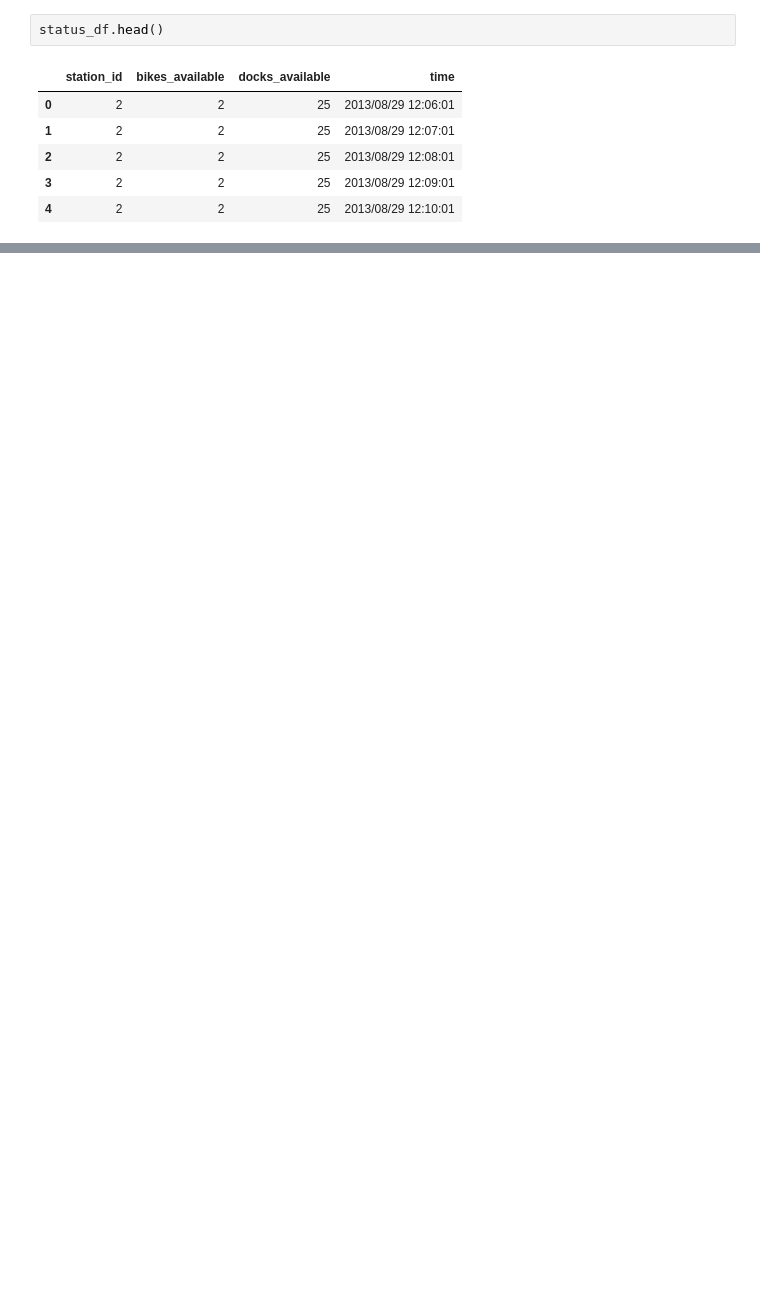
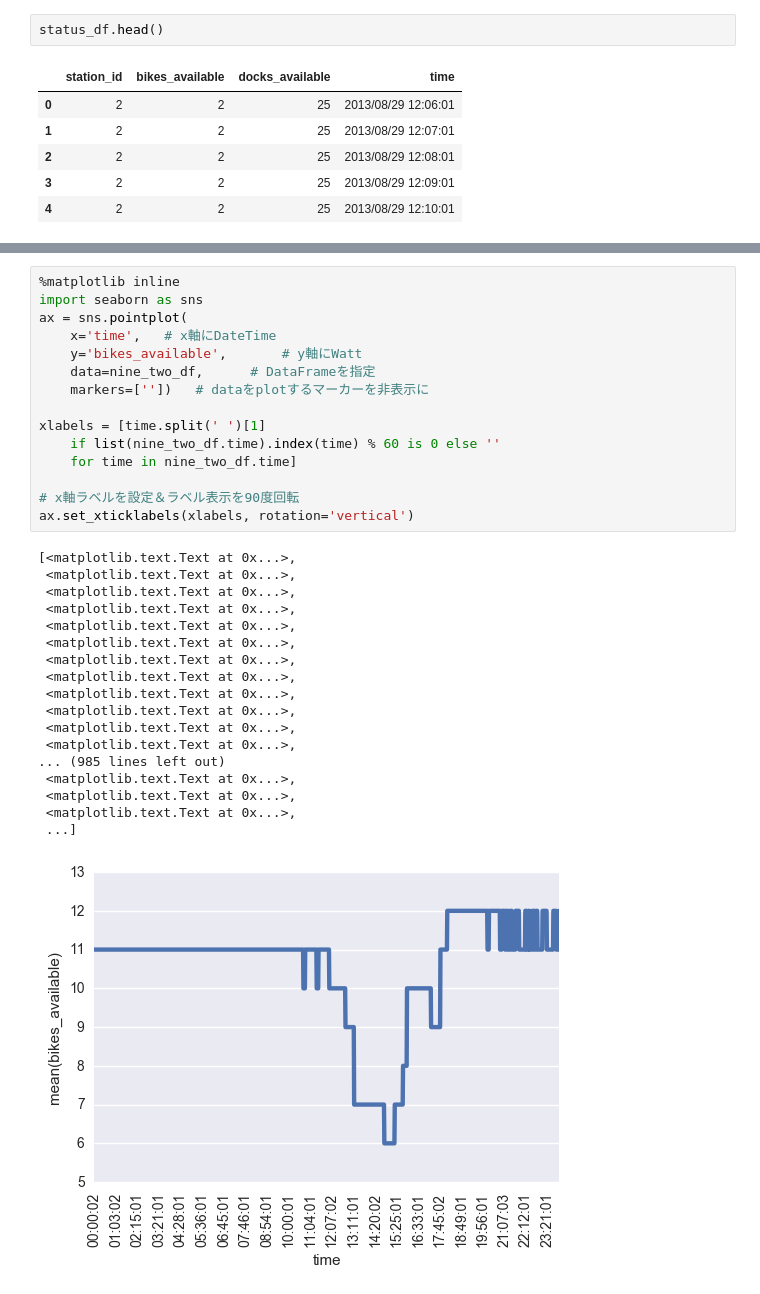
Before and after one commit to egusahiroaki/Jupyter_Sample, a Jupyter notebook: bikeshare.ipynb, the cells around one changed output, grey strips where cells are left out. Saved outputs shown, nothing was run; the diff lists cells and outputs as text; blank space fills up the shorter version.

```diff
--- a/bikeshare.ipynb
+++ b/bikeshare.ipynb
@@ -76,0 +116,34 @@ status_df.tail()
+# %%
+%matplotlib inline
+import seaborn as sns
+ax = sns.pointplot(
+    x='time',   # x軸にDateTime
+    y='bikes_available',       # y軸にWatt
+    data=nine_two_df,      # DataFrameを指定
+    markers=[''])   # dataをplotするマーカーを非表示に
+
+xlabels = [time.split(' ')[1]
+    if list(nine_two_df.time).index(time) % 60 is 0 else ''
+    for time in nine_two_df.time]
+
+# x軸ラベルを設定＆ラベル表示を90度回転
+ax.set_xticklabels(xlabels, rotation='vertical')
+# %% [output]
+[<matplotlib.text.Text at 0x...>,
+ <matplotlib.text.Text at 0x...>,
+ <matplotlib.text.Text at 0x...>,
+ <matplotlib.text.Text at 0x...>,
+ <matplotlib.text.Text at 0x...>,
+ <matplotlib.text.Text at 0x...>,
+ <matplotlib.text.Text at 0x...>,
+ <matplotlib.text.Text at 0x...>,
+ <matplotlib.text.Text at 0x...>,
+ <matplotlib.text.Text at 0x...>,
+ <matplotlib.text.Text at 0x...>,
+ <matplotlib.text.Text at 0x...>,
+... (985 lines left out)
+ <matplotlib.text.Text at 0x...>,
+ <matplotlib.text.Text at 0x...>,
+ <matplotlib.text.Text at 0x...>,
+ ...]
+[figure, added]
```
Also changed, not shown: parts of 29 cells of this notebook, 2 other files.
